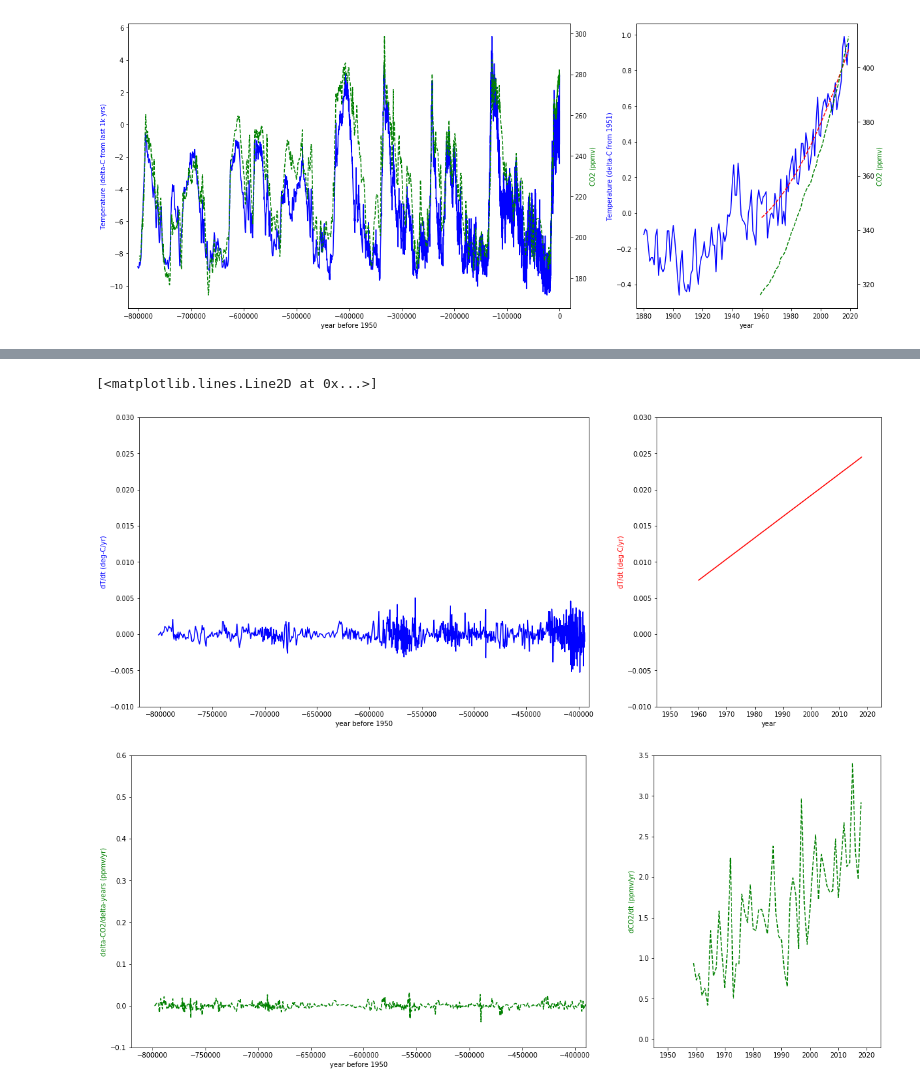
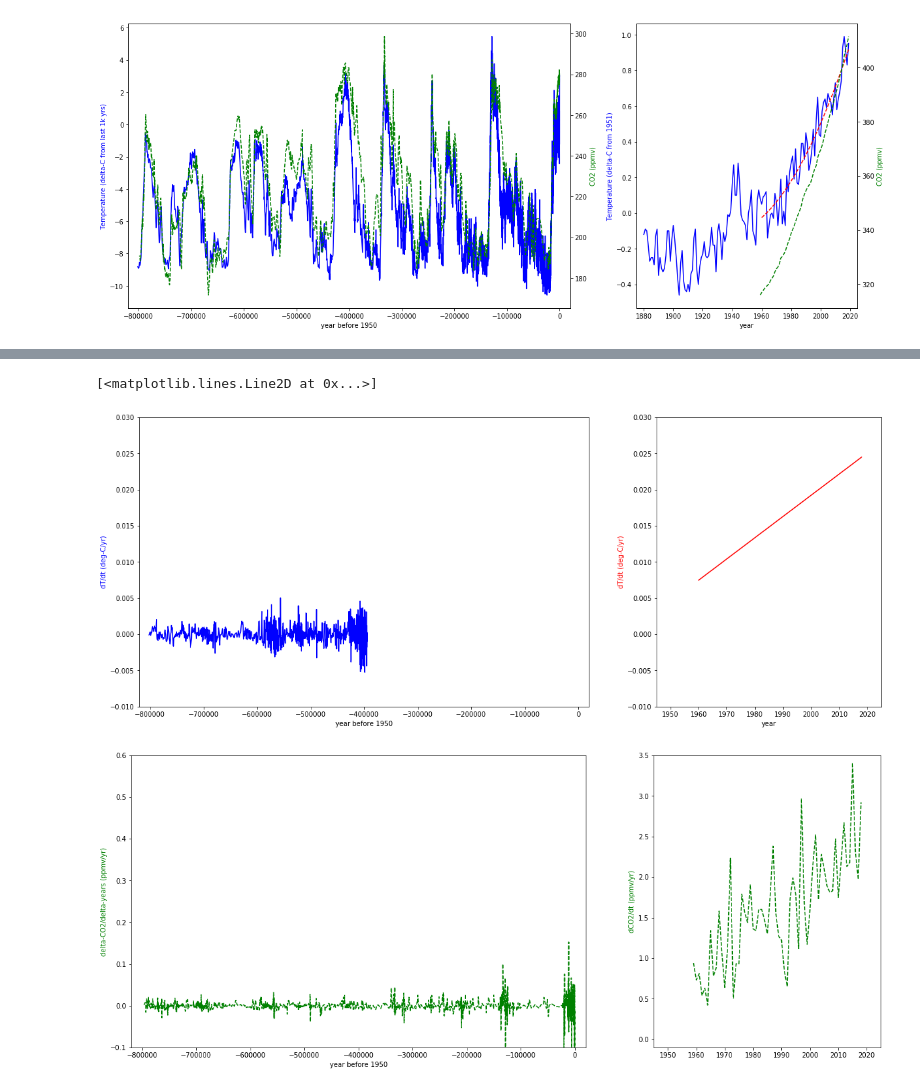
Before and after one commit to soltz/paleo-climate, a Jupyter notebook: p_clim.ipynb, the cells around one changed output, grey strips where cells are left out. Drawn from its saved outputs; the diff is of its cells as text; code cells hidden in the pictures.

```diff
--- a/p_clim.ipynb
+++ b/p_clim.ipynb
@@ -81,4 +92,6 @@ The left panel shows the paleo-climate temperature changes determined from chang
 # %%
+plt.rcParams["figure.figsize"] = (20,8)
+
 # Use np.diff(a) = a[i+1]-a[i] to calculate derivative
 
 ptmp_age_diff = np.diff(ptmp_age)
@@ -95,37 +108,39 @@ pco2_deriv = pco2_ppm_diff/pco2_age_diff
 fig2 = plt.figure(2)
 # reuse same gs[] ratio from above
 ax5 = fig2.add_subplot(gs[0])
-ax5.set_xlim(-820000,-390000)
+#ax5.set_xlim(-820000,-390000)
+ax5.set_xlim(-820000,20000)
 ax5.set_ylim(-0.01,0.03)
 ax5.set_xlabel('year before 1950')
 ax5.set_ylabel('dT/dt (deg-C/yr)', color='b')
 ax5.plot(ptmp_age[-895:],ptmp_deriv[-895:],'b-')
 #ax5.plot(ptmp_age[:-1],ptmp_deriv,'g--')
 
 ntmp_deriv = np.diff(poly(ntmp_age[min:]))
 ax6 = fig2.add_subplot(gs[1])
 ax6.set_xlim(1945,2025)
 ax6.set_ylim(-0.01,0.03)
 ax6.set_xlabel('year')
 ax6.set_ylabel('dT/dt (deg-C/yr)', color='r')
 ax6.plot(ntmp_age[min:-1],ntmp_deriv,'r-')
 
 fig3 = plt.figure(3)
 ax7 = fig3.add_subplot(gs[0])
-ax7.set_xlim(-820000,-390000)
+ax7.set_xlim(-820000,20000)
 ax7.set_ylim(-0.1,3/5)
 ax7.set_xlabel('year before 1950')
 ax7.set_ylabel('delta-CO2/delta-years (ppmv/yr)', color='g')
 #ax7.set_ylim(0.4,3.5)
-ax7.plot(pco2_age[-895:],pco2_deriv[-895:],'g--')
+#ax7.plot(pco2_age[-895:],pco2_deriv[-895:],'g--')
+ax7.plot(pco2_age[:-1],pco2_deriv,'g--')
 
 nco2_deriv = np.diff(nco2_ppm)
 ax8 = fig3.add_subplot(gs[1])
 ax8.set_xlim(1945,2025)
 ax8.set_ylim(-0.1,3.5)
 ax8.set_ylabel('dCO2/dt (ppmv/yr)', color='g')
 ax8.plot(nco2_age[:-1],nco2_deriv,'g--')
 # %% [output]
 [<matplotlib.lines.Line2D at 0x...>]
-[figure, old version]
+[figure, new version]
-[figure, old version]
+[figure, new version]
```
Also changed, not shown: parts of 3 cells of this notebook, 1 other file.
